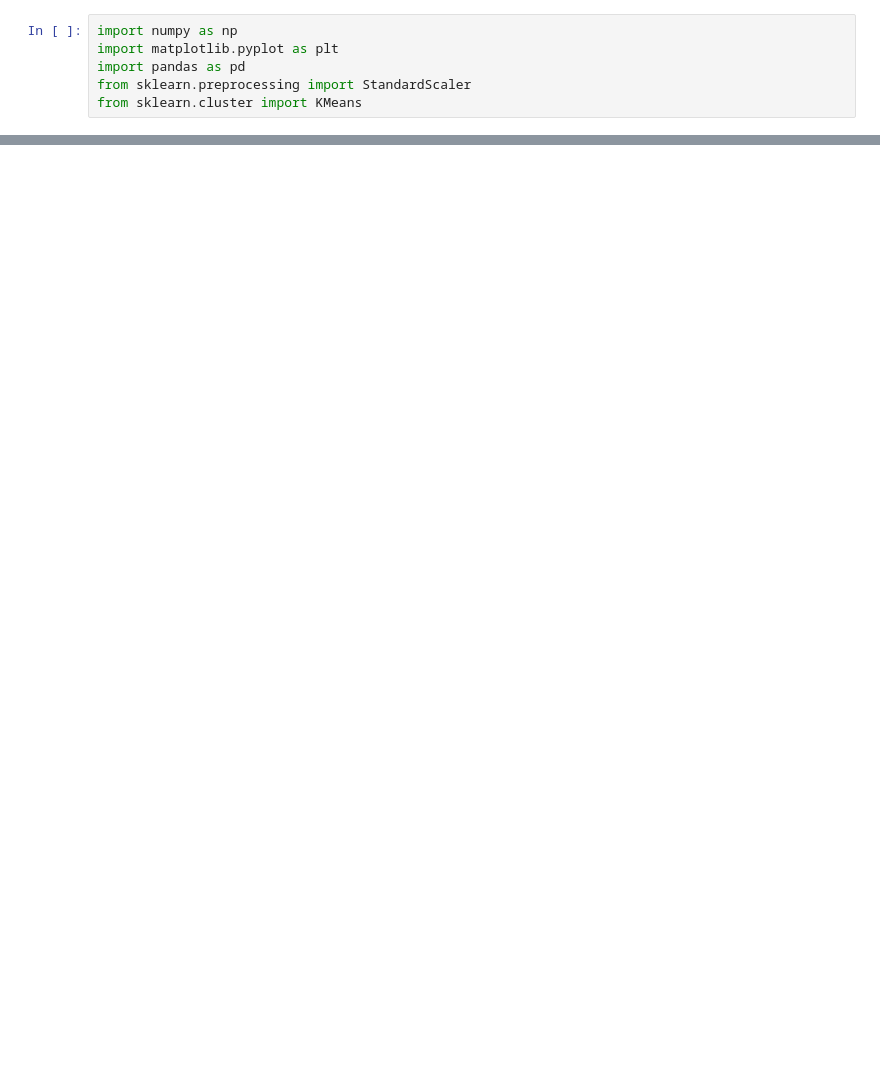
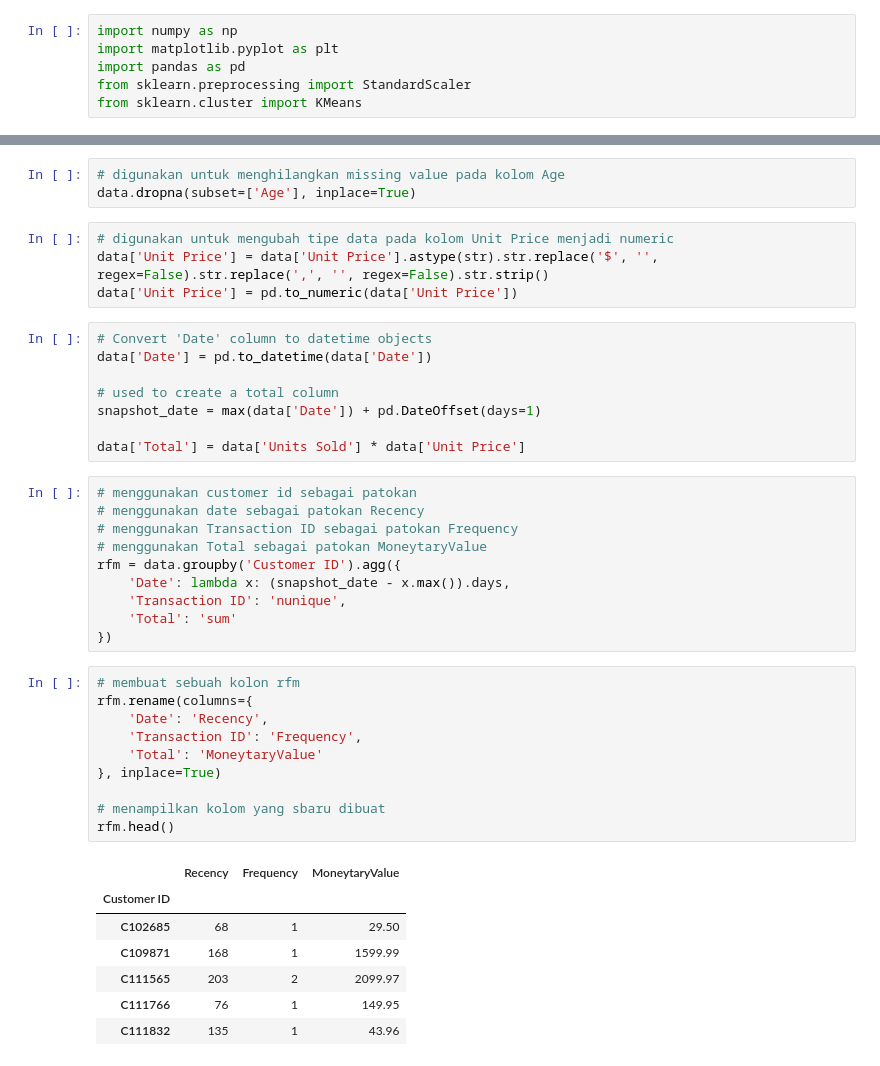
Before and after one commit to Adntha/UTS-SIE, a Jupyter notebook: Untitled1.ipynb, the cells around one changed output, grey strips where cells are left out. Cells and saved outputs as stored; diff of their text form; blank space fills up the shorter version.

```diff
--- a/Untitled1.ipynb
+++ b/Untitled1.ipynb
@@ -16,0 +82,43 @@ HTTPError: HTTP Error 401: Unauthorized
+# %%
+# digunakan untuk menghilangkan missing value pada kolom Age
+data.dropna(subset=['Age'], inplace=True)
+# %%
+# digunakan untuk mengubah tipe data pada kolom Unit Price menjadi numeric
+data['Unit Price'] = data['Unit Price'].astype(str).str.replace('$', '', regex=False).str.replace(',', '', regex=False).str.strip()
+data['Unit Price'] = pd.to_numeric(data['Unit Price'])
+# %%
+# Convert 'Date' column to datetime objects
+data['Date'] = pd.to_datetime(data['Date'])
+
+# used to create a total column
+snapshot_date = max(data['Date']) + pd.DateOffset(days=1)
+
+data['Total'] = data['Units Sold'] * data['Unit Price']
+# %%
+# menggunakan customer id sebagai patokan
+# menggunakan date sebagai patokan Recency
+# menggunakan Transaction ID sebagai patokan Frequency
+# menggunakan Total sebagai patokan MoneytaryValue
+rfm = data.groupby('Customer ID').agg({
+    'Date': lambda x: (snapshot_date - x.max()).days,
+    'Transaction ID': 'nunique',
+    'Total': 'sum'
+})
+# %%
+# membuat sebuah kolon rfm
+rfm.rename(columns={
+    'Date': 'Recency',
+    'Transaction ID': 'Frequency',
+    'Total': 'MoneytaryValue'
+}, inplace=True)
+
+# menampilkan kolom yang sbaru dibuat
+rfm.head()
+# %% [output]
+|  | Recency | Frequency | MoneytaryValue |
+| Customer ID |  |  |  |
+| C102685 | 68 | 1 | 29.50 |
+| C109871 | 168 | 1 | 1599.99 |
+| C111565 | 203 | 2 | 2099.97 |
+| C111766 | 76 | 1 | 149.95 |
+| C111832 | 135 | 1 | 43.96 |
```
Also changed, not shown: parts of 13 cells of this notebook.
